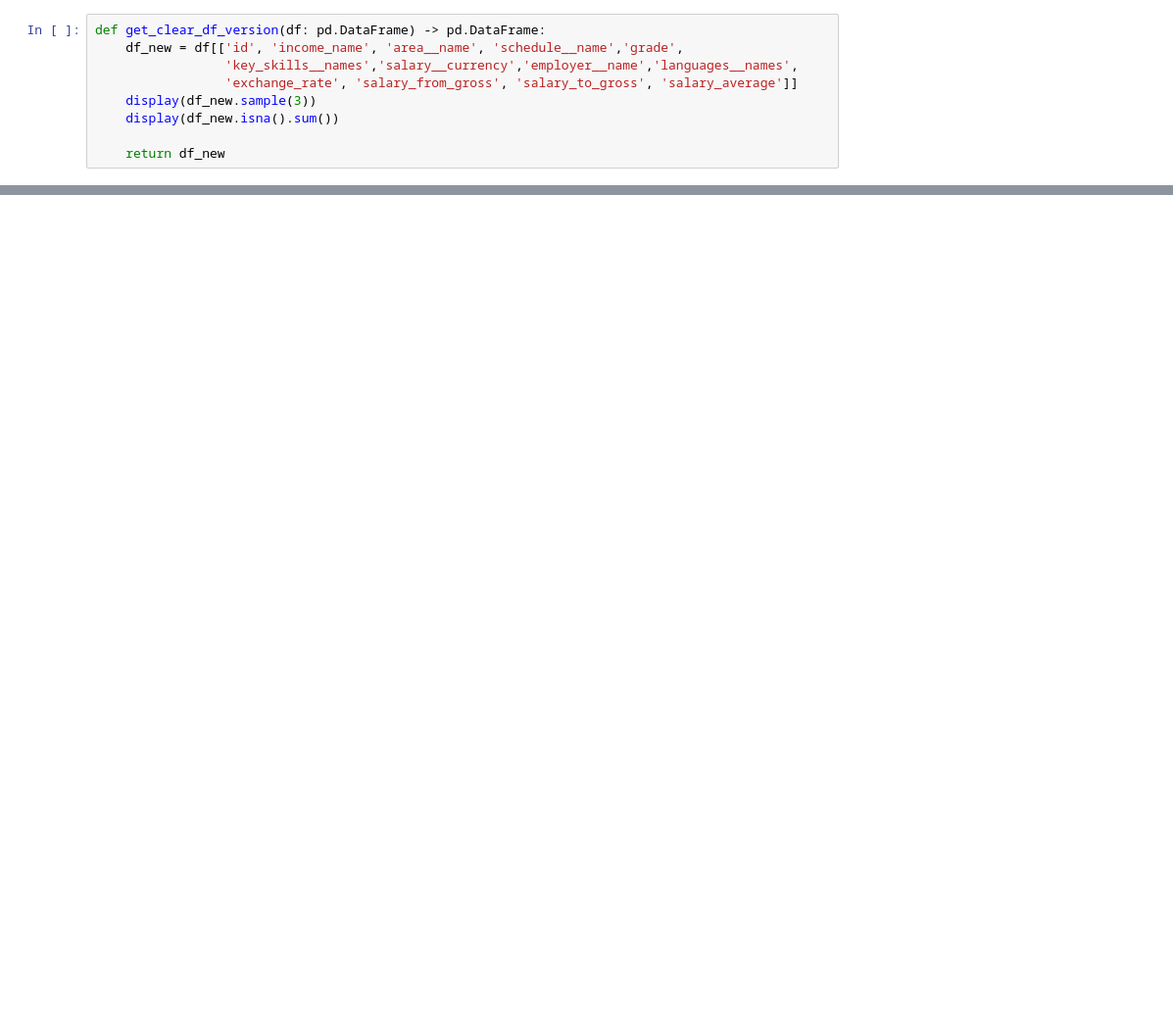
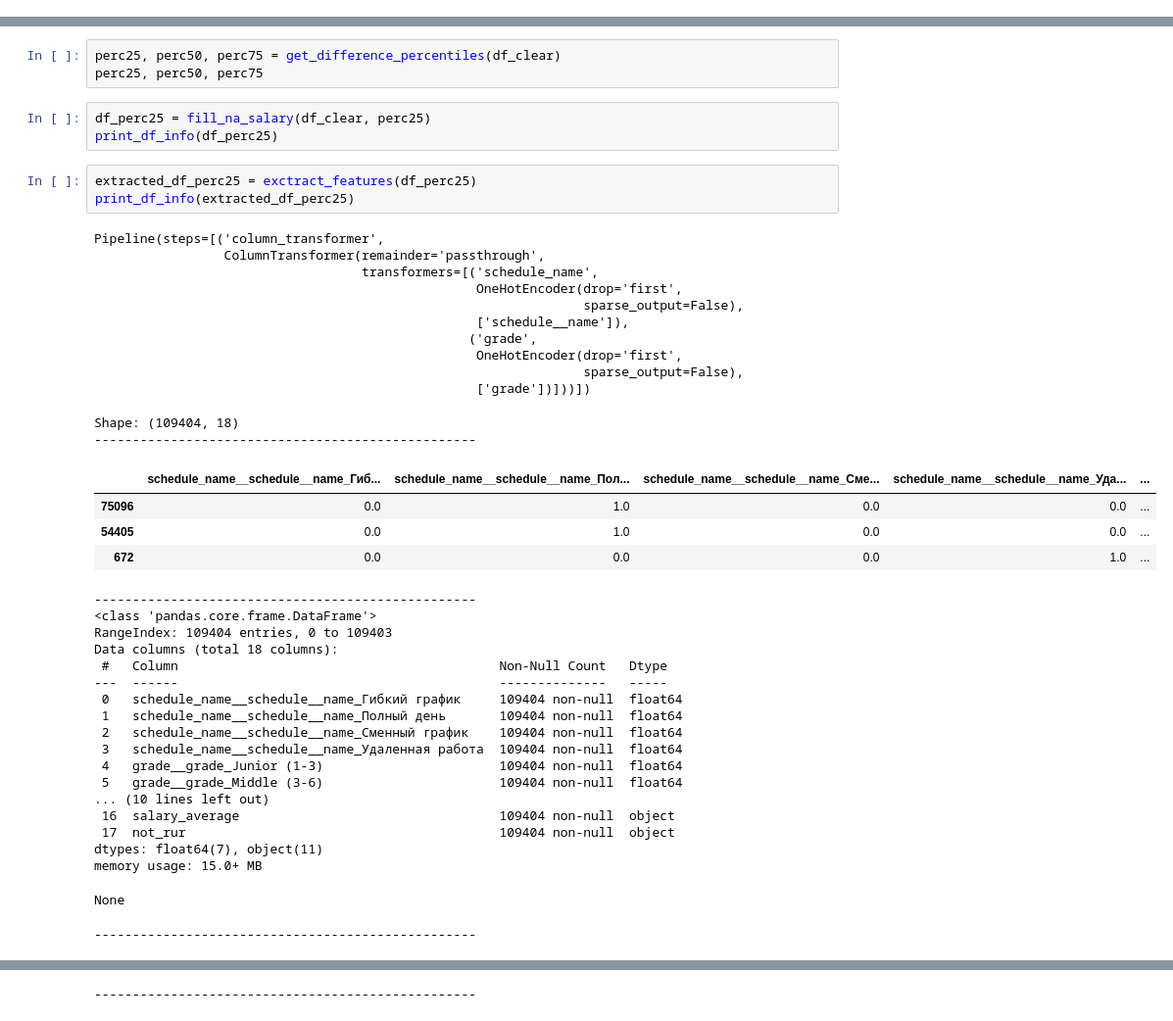
Before and after one commit to LadHrAnalytics/ML_HR, a Jupyter notebook: Notebooks/dataset_cleaning.ipynb, the cells around one changed output, grey strips where cells are left out. Shown at 98% size. Cells and saved outputs as stored; diff of their text form; blank space fills up the shorter version.

```diff
--- a/Notebooks/dataset_cleaning.ipynb
+++ b/Notebooks/dataset_cleaning.ipynb
@@ -28,9 +42,0 @@ df_original.sample(5)
-# %%
-def get_clear_df_version(df: pd.DataFrame) -> pd.DataFrame:
-    df_new = df[['id', 'income_name', 'area__name', 'schedule__name','grade',
-                 'key_skills__names','salary__currency','employer__name','languages__names',
-                 'exchange_rate', 'salary_from_gross', 'salary_to_gross', 'salary_average']]
-    display(df_new.sample(3))
-    display(df_new.isna().sum())
-
-    return df_new
@@ -57,0 +138,45 @@ dtype: int64
+# %%
+perc25, perc50, perc75 = get_difference_percentiles(df_clear)
+perc25, perc50, perc75
+# %%
+df_perc25 = fill_na_salary(df_clear, perc25)
+print_df_info(df_perc25)
+# %%
+extracted_df_perc25 = exctract_features(df_perc25)
+print_df_info(extracted_df_perc25)
+# %% [output]
+Pipeline(steps=[('column_transformer',
+                 ColumnTransformer(remainder='passthrough',
+                                   transformers=[('schedule_name',
+                                                  OneHotEncoder(drop='first',
+                                                                sparse_output=False),
+                                                  ['schedule__name']),
+                                                 ('grade',
+                                                  OneHotEncoder(drop='first',
+                                                                sparse_output=False),
+                                                  ['grade'])]))])
+Shape: (109404, 18)
+--------------------------------------------------
+|  | schedule_name__schedule__name_Гиб... | schedule_name__schedule__name_Пол... | schedule_name__schedule__name_Сме... | schedule_name__schedule__name_Уда... | ... |
+| 75096 | 0.0 | 1.0 | 0.0 | 0.0 | ... |
+| 54405 | 0.0 | 1.0 | 0.0 | 0.0 | ... |
+| 672 | 0.0 | 0.0 | 0.0 | 1.0 | ... |
+--------------------------------------------------
+<class 'pandas.core.frame.DataFrame'>
+RangeIndex: 109404 entries, 0 to 109403
+Data columns (total 18 columns):
+ #   Column                                          Non-Null Count   Dtype
+---  ------                                          --------------   -----
+ 0   schedule_name__schedule__name_Гибкий график     109404 non-null  float64
+ 1   schedule_name__schedule__name_Полный день       109404 non-null  float64
+ 2   schedule_name__schedule__name_Сменный график    109404 non-null  float64
+ 3   schedule_name__schedule__name_Удаленная работа  109404 non-null  float64
+ 4   grade__grade_Junior (1-3)                       109404 non-null  float64
+ 5   grade__grade_Middle (3-6)                       109404 non-null  float64
+... (10 lines left out)
+ 16  salary_average                                  109404 non-null  object
+ 17  not_rur                                         109404 non-null  object
+dtypes: float64(7), object(11)
+memory usage: 15.0+ MB
+None
+--------------------------------------------------
@@ -57,0 +202 @@ dtype: int64
+--------------------------------------------------
```
Also changed, not shown: parts of 9 cells of this notebook, 1 other file.
